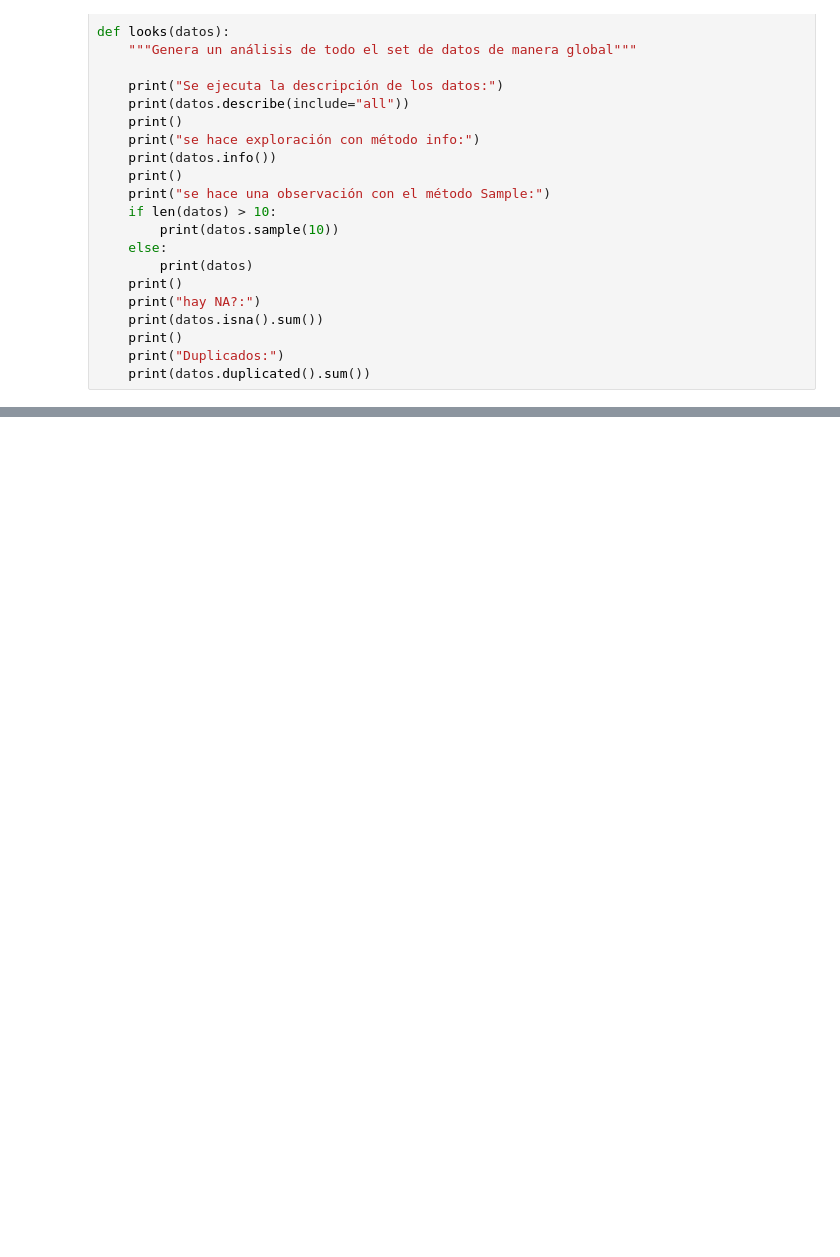
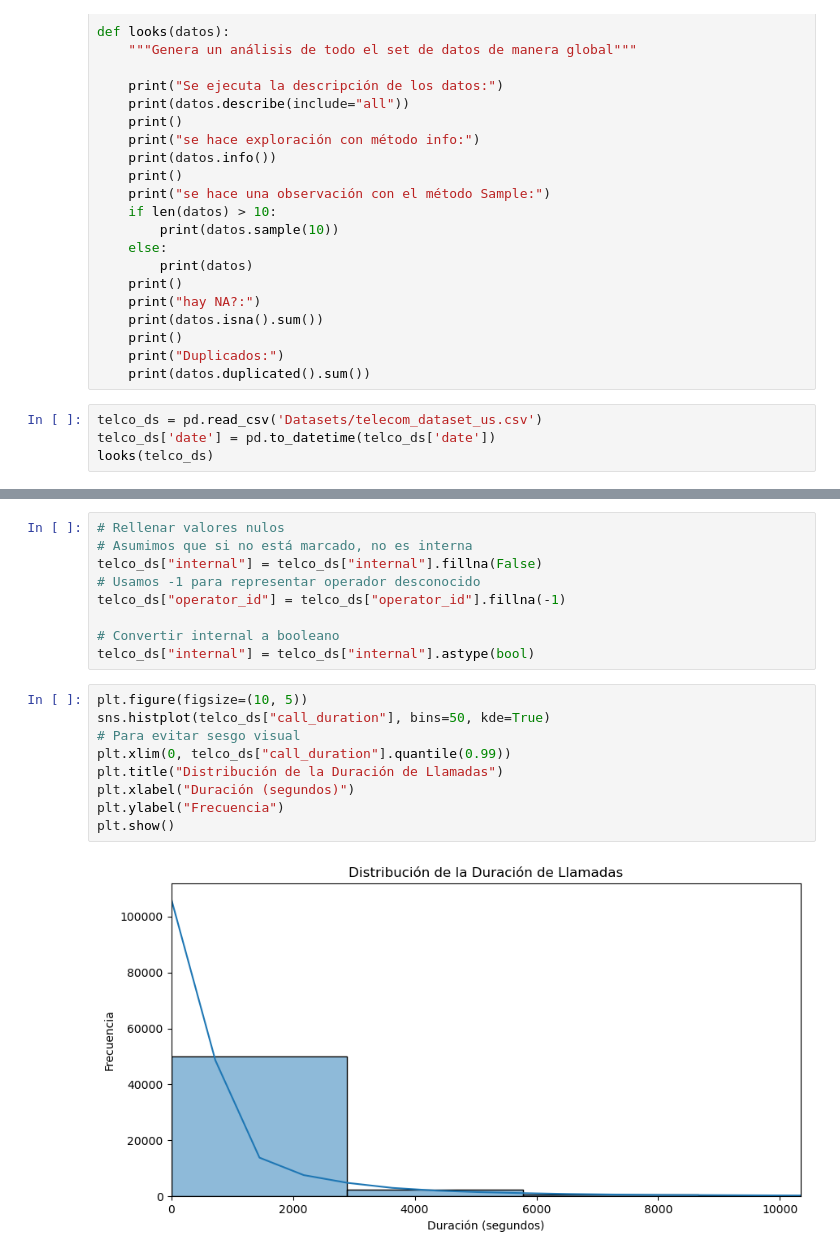
Before and after one commit to hukitan/tripleten, a Jupyter notebook: Proyectos_en_desarrollo/Proyecto Final/Proyecto Final.ipynb, the cells around one changed output, grey strips where cells are left out. Cells and saved outputs as stored; diff of their text form; blank space fills up the shorter version.

```diff
--- a/Proyectos_en_desarrollo/Proyecto Final/Proyecto Final.ipynb
+++ b/Proyectos_en_desarrollo/Proyecto Final/Proyecto Final.ipynb
@@ -69,3 +69,7 @@ def looks(datos):
     print()
     print("Duplicados:")
     print(datos.duplicated().sum())
+# %%
+telco_ds = pd.read_csv('Datasets/telecom_dataset_us.csv')
+telco_ds['date'] = pd.to_datetime(telco_ds['date'])
+looks(telco_ds)
@@ -71,0 +118,20 @@ def looks(datos):
+# %%
+# Rellenar valores nulos
+# Asumimos que si no está marcado, no es interna
+telco_ds["internal"] = telco_ds["internal"].fillna(False)
+# Usamos -1 para representar operador desconocido
+telco_ds["operator_id"] = telco_ds["operator_id"].fillna(-1)
+
+# Convertir internal a booleano
+telco_ds["internal"] = telco_ds["internal"].astype(bool)
+# %%
+plt.figure(figsize=(10, 5))
+sns.histplot(telco_ds["call_duration"], bins=50, kde=True)
+# Para evitar sesgo visual
+plt.xlim(0, telco_ds["call_duration"].quantile(0.99))
+plt.title("Distribución de la Duración de Llamadas")
+plt.xlabel("Duración (segundos)")
+plt.ylabel("Frecuencia")
+plt.show()
+# %% [output]
+[figure, added]
```
Also changed, not shown: parts of 11 cells of this notebook.
